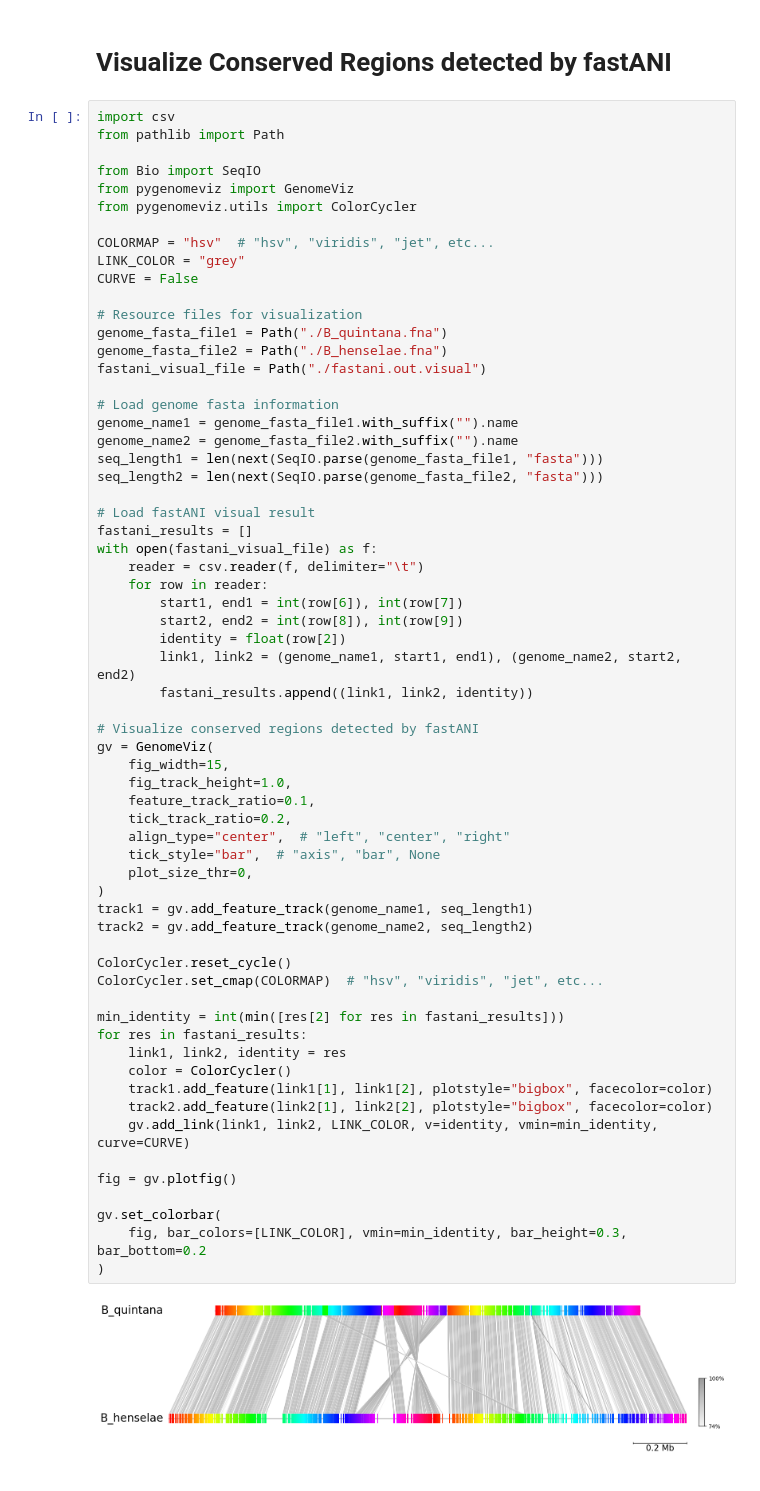
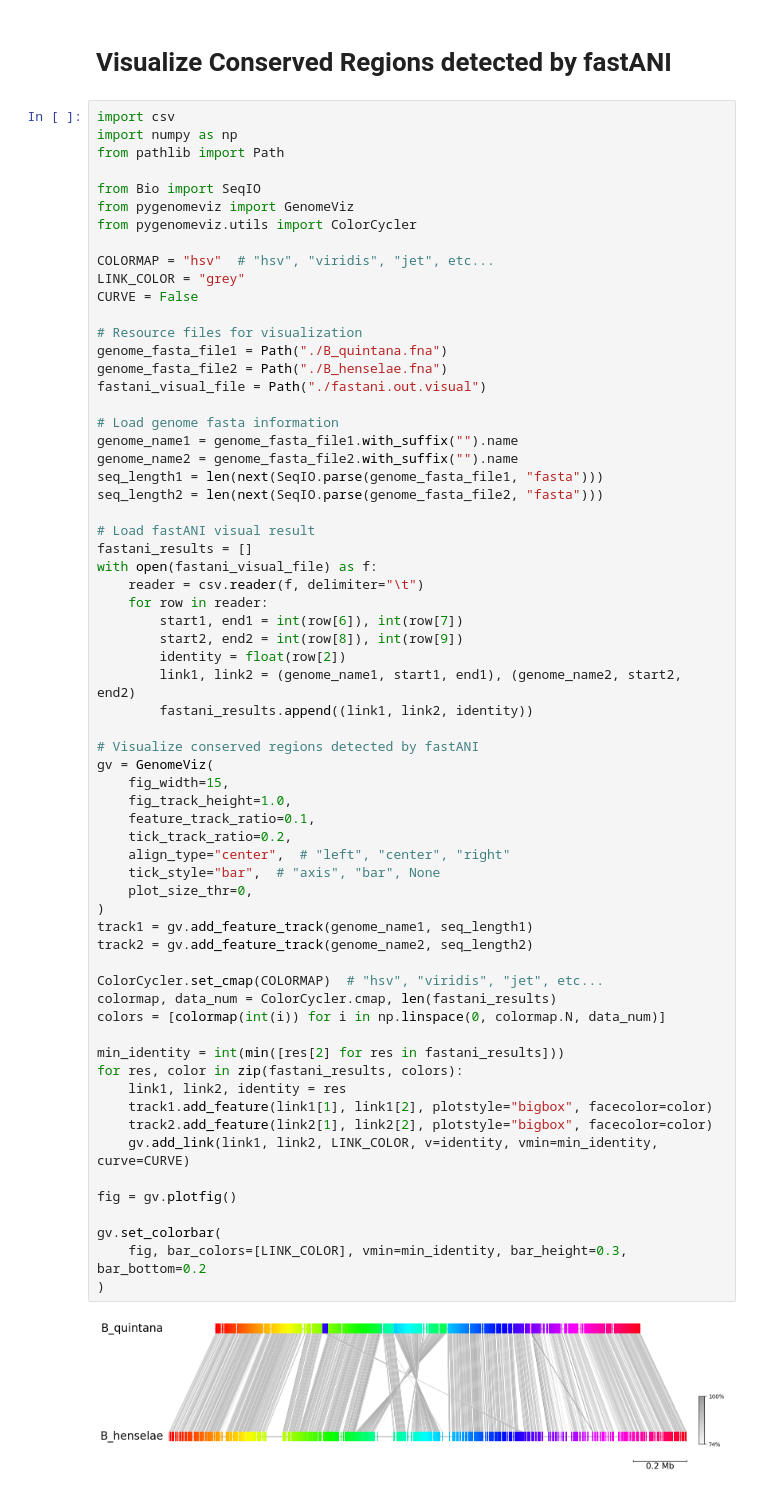
Before and after one commit to moshi4/pyGenomeViz, a Jupyter notebook: notebooks/fastANI/visualize.ipynb, the cells around one changed output. Saved outputs shown, nothing was run; the diff lists cells and outputs as text.

Commit message:
Fix codes & resouce
- Fix code to suppress repeated color cycle
- Remove fastani.out.visual duplicated result lines
- Update exmaple images

```diff
--- a/notebooks/fastANI/visualize.ipynb
+++ b/notebooks/fastANI/visualize.ipynb
@@ -2,6 +2,7 @@
 # Visualize Conserved Regions detected by fastANI
 # %%
 import csv
+import numpy as np
 from pathlib import Path
 
 from Bio import SeqIO
@@ -34,34 +35,34 @@ with open(fastani_visual_file) as f:
         link1, link2 = (genome_name1, start1, end1), (genome_name2, start2, end2)
         fastani_results.append((link1, link2, identity))
 
 # Visualize conserved regions detected by fastANI
 gv = GenomeViz(
     fig_width=15,
     fig_track_height=1.0,
     feature_track_ratio=0.1,
     tick_track_ratio=0.2,
     align_type="center",  # "left", "center", "right"
     tick_style="bar",  # "axis", "bar", None
     plot_size_thr=0,
 )
 track1 = gv.add_feature_track(genome_name1, seq_length1)
 track2 = gv.add_feature_track(genome_name2, seq_length2)
 
-ColorCycler.reset_cycle()
 ColorCycler.set_cmap(COLORMAP)  # "hsv", "viridis", "jet", etc...
+colormap, data_num = ColorCycler.cmap, len(fastani_results)
+colors = [colormap(int(i)) for i in np.linspace(0, colormap.N, data_num)]
 
 min_identity = int(min([res[2] for res in fastani_results]))
-for res in fastani_results:
+for res, color in zip(fastani_results, colors):
     link1, link2, identity = res
-    color = ColorCycler()
     track1.add_feature(link1[1], link1[2], plotstyle="bigbox", facecolor=color)
     track2.add_feature(link2[1], link2[2], plotstyle="bigbox", facecolor=color)
     gv.add_link(link1, link2, LINK_COLOR, v=identity, vmin=min_identity, curve=CURVE)
 
 fig = gv.plotfig()
 
 gv.set_colorbar(
     fig, bar_colors=[LINK_COLOR], vmin=min_identity, bar_height=0.3, bar_bottom=0.2
 )
 # %% [output]
-[figure, old version]
+[figure, new version]
```
Also changed, not shown: 4 other files.
